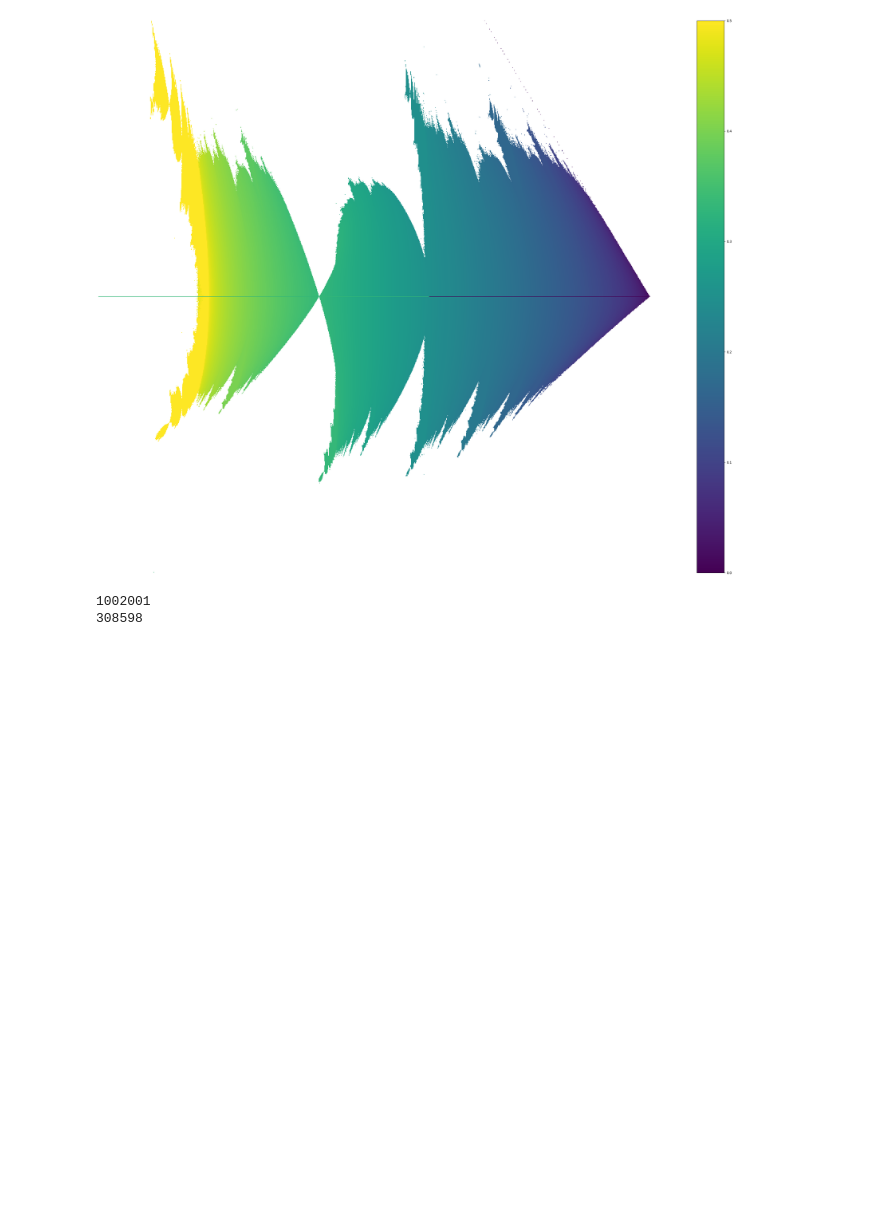
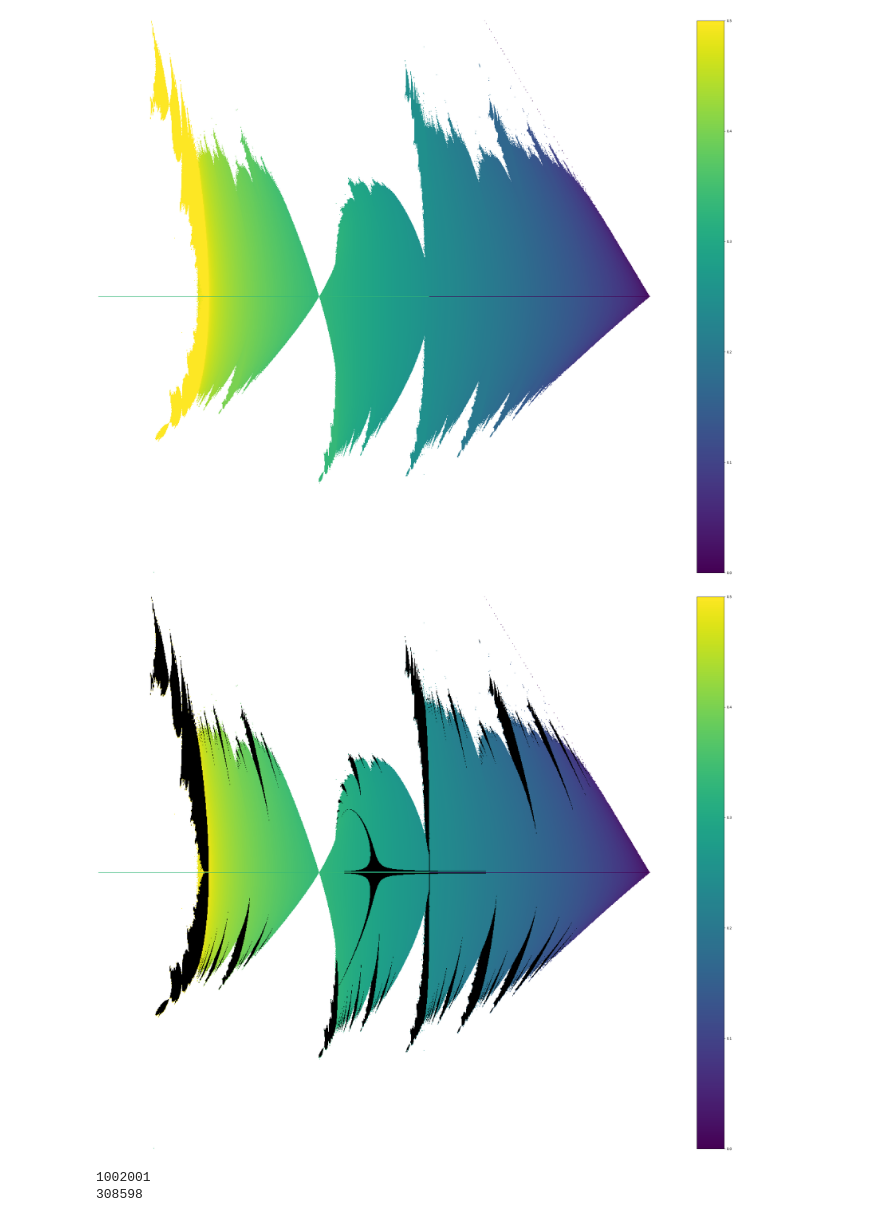
Before and after one commit to FractalTongues/fractal, a Jupyter notebook: fractal.ipynb, the cells around one changed output. Cells and saved outputs as stored; diff of their text form; code cells hidden in the pictures; blank space fills up the shorter version.

Commit message:
add mode locking highlighting

```diff
--- a/fractal.ipynb
+++ b/fractal.ipynb
@@ -186,6 +187,17 @@ def birkhoff(n, s):
 @numba.jit('float64[:](float64[:], float64[:, :], float64[:, :])', nopython=True, fastmath=fastmath)
 def frequency(f, qs, ps):
     return numpy.sum(numpy.ascontiguousarray(f).reshape(1, -1)*(numpy.diff(numpy.arctan2(qs, ps)) % (2.0*numpy.pi)), axis=1)/(2.0*numpy.pi)
+
+@numba.jit('float64[:, :](float64, float64, float64[:, :])', nopython=True, parallel=parallel, fastmath=fastmath)
+def tongues(error, value, table):
+    ni, nj = table.shape
+    local = numpy.copy(table)
+    for i in numba.prange(1, ni):
+        for j in numba.prange(1, nj):
+            if not numpy.isnan(local[i, j]):
+                if numpy.abs(local[i, j] - table[i, j - 1]) <= error:
+                    local[i, j] = value
+    return local
 # %% [markdown]
 # REM
 # %%
@@ -361,6 +373,46 @@ out = numpy.nan_to_num(out_fma[:, :, 0].T.flatten(), nan=nan)
 out.astype('float64').tofile(frequency_file)
 # %% [output]
 [figure]
+# %%
+# Highligt mode locked regions in frequency space
+
+# Set output file nane
+
+tongues_file = 'tongues_file.dat'
+
+# Process data
+
+# Set close frequencies and replace value
+
+error = 1.0E-6
+value = -1.0
+
+data = tongues(1.0E-6, -1.0, out_fma[:, :, 0]).T
+
+# Set cmap to highlight under (can be used with upper)
+
+cmap = colormaps['viridis']
+cmap.set_under(color='black')
+
+# Plot
+
+plt.figure(figsize=(5*8, 3*8))
+plt.imshow(data, vmin=0.0, vmax=0.5, aspect='equal', origin='lower', cmap=cmap, interpolation='nearest')
+plt.colorbar()
+plt.axis('off')
+plt.tight_layout()
+plt.savefig('tongues.png', dpi=200)
+plt.show()
+
+# Save data
+
+# Note, +1.0 -- nan, -1.0 -- locked
+
+nan = 1.0
+out = numpy.nan_to_num(data.flatten(), nan=nan)
+out.astype('float64').tofile(tongues_file)
+# %% [output]
+[figure, added]
 # %%
 # Plot & save FMA results
 
```
Also changed, not shown: parts of 3 cells of this notebook, 2 other files.
